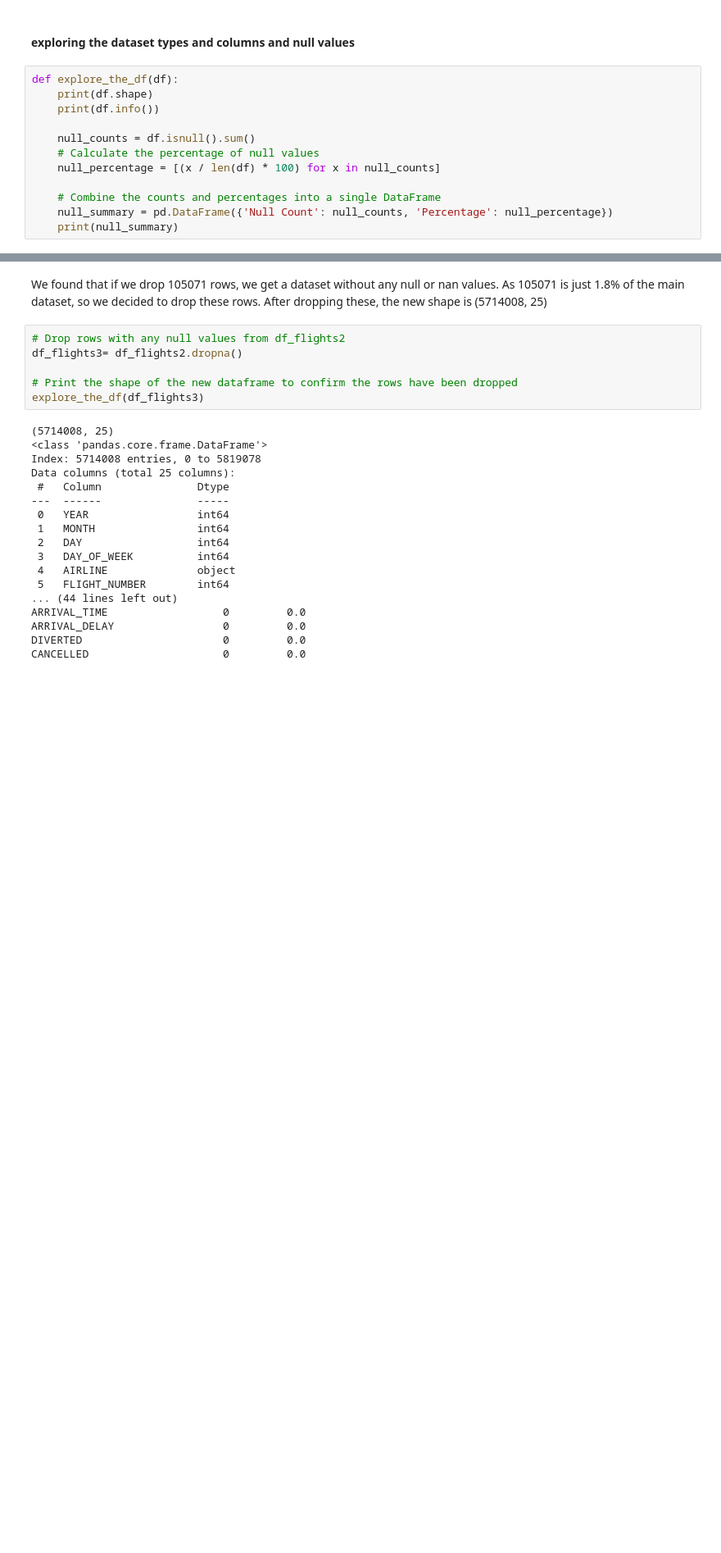
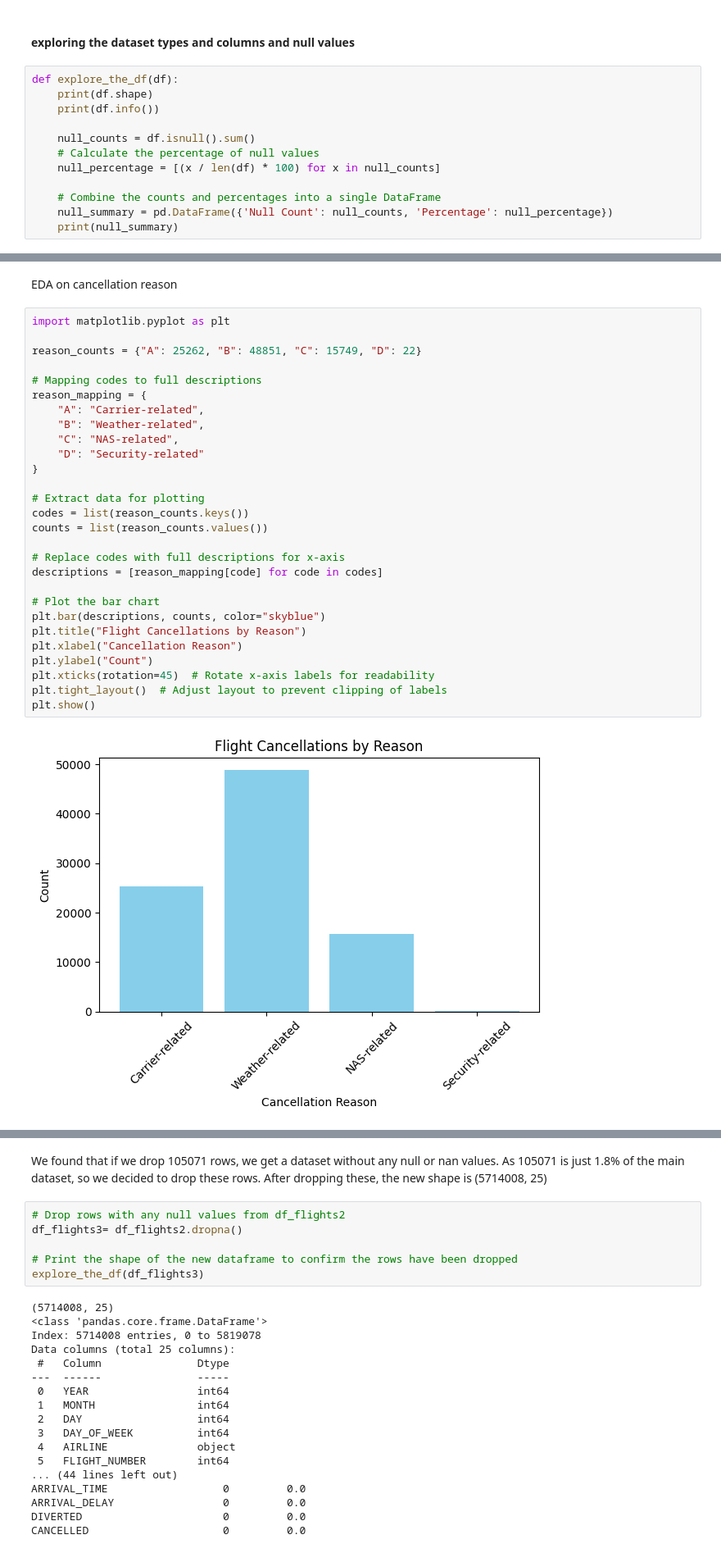
Before and after one commit to FahimShahriarAnik/Predicting-Flight-Dealy-and-Cancellation-Using-ML, a Jupyter notebook: project_notebook.ipynb, the cells around one changed output, grey strips where cells are left out. Shown at 82% size. Cells and saved outputs as stored; diff of their text form; blank space fills up the shorter version.

Commit message:
cleaned dataset and generated graph

```diff
--- a/project_notebook.ipynb
+++ b/project_notebook.ipynb
@@ -88,2 +120,34 @@ WEATHER_DELAY           4755640   81.724960
+# %% [markdown]
+EDA on cancellation reason
+# %%
+import matplotlib.pyplot as plt
+
+reason_counts = {"A": 25262, "B": 48851, "C": 15749, "D": 22}
+
+# Mapping codes to full descriptions
+reason_mapping = {
+    "A": "Carrier-related",
+    "B": "Weather-related",
+    "C": "NAS-related",
+    "D": "Security-related"
+}
+
+# Extract data for plotting
+codes = list(reason_counts.keys())
+counts = list(reason_counts.values())
+
+# Replace codes with full descriptions for x-axis
+descriptions = [reason_mapping[code] for code in codes]
+
+# Plot the bar chart
+plt.bar(descriptions, counts, color="skyblue")
+plt.title("Flight Cancellations by Reason")
+plt.xlabel("Cancellation Reason")
+plt.ylabel("Count")
+plt.xticks(rotation=45)  # Rotate x-axis labels for readability
+plt.tight_layout()  # Adjust layout to prevent clipping of labels
+plt.show()
+# %% [output]
+[figure, added]
 # %% [markdown]
 As the last 5 columns have more than 80% null values, we decide to drop those
```
Also changed, not shown: parts of 10 cells of this notebook, 2 other files.
